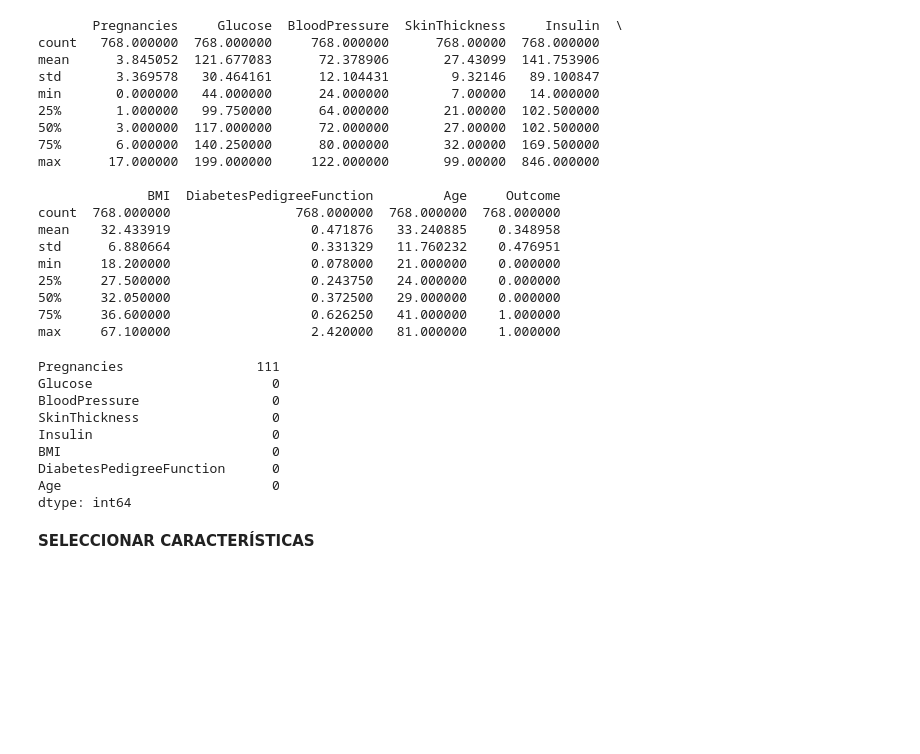
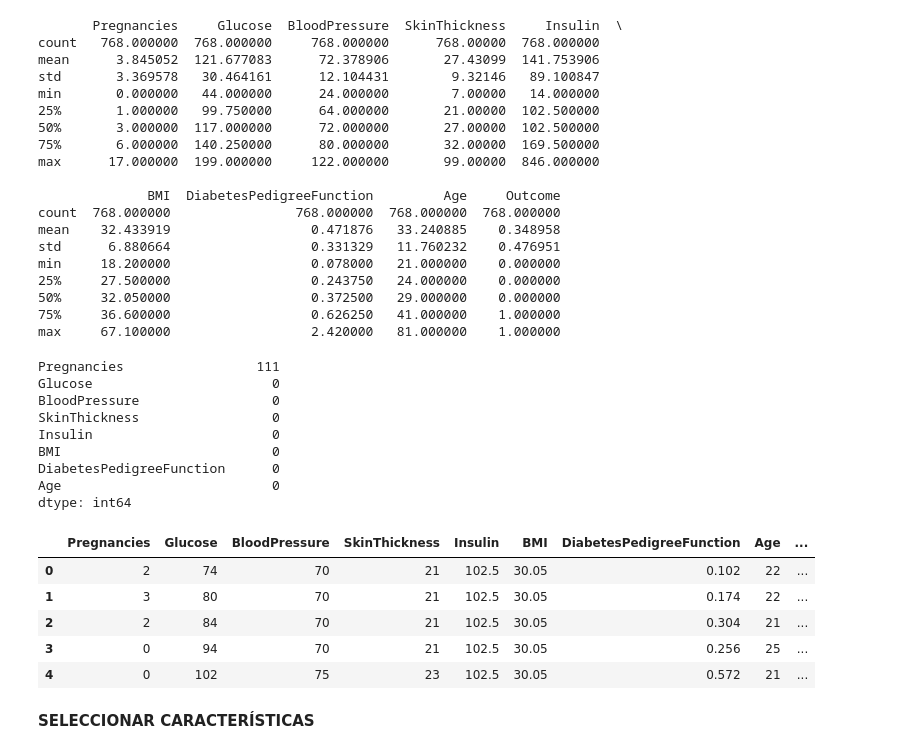
Before and after one commit to agustin29a/Grupo2_PP1, a Jupyter notebook: src/PP1_DIABETES_REG_LOGISTICA.ipynb, the cells around one changed output. Cells and saved outputs as stored; diff of their text form; code cells hidden in the pictures; blank space fills up the shorter version.

```diff
--- a/src/PP1_DIABETES_REG_LOGISTICA.ipynb
+++ b/src/PP1_DIABETES_REG_LOGISTICA.ipynb
@@ -122,6 +132,15 @@ BMI                           0
 DiabetesPedigreeFunction      0
 Age                           0
 dtype: int64
+# %%
+df_diabetes.head()
+# %% [output]
+|  | Pregnancies | Glucose | BloodPressure | SkinThickness | Insulin | BMI | DiabetesPedigreeFunction | Age | ... |
+| 0 | 2 | 74 | 70 | 21 | 102.5 | 30.05 | 0.102 | 22 | ... |
+| 1 | 3 | 80 | 70 | 21 | 102.5 | 30.05 | 0.174 | 22 | ... |
+| 2 | 2 | 84 | 70 | 21 | 102.5 | 30.05 | 0.304 | 21 | ... |
+| 3 | 0 | 94 | 70 | 21 | 102.5 | 30.05 | 0.256 | 25 | ... |
+| 4 | 0 | 102 | 75 | 23 | 102.5 | 30.05 | 0.572 | 21 | ... |
 # %% [markdown]
 **SELECCIONAR CARACTERÍSTICAS**
 # %%
```
Also changed, not shown: parts of 13 cells of this notebook.
